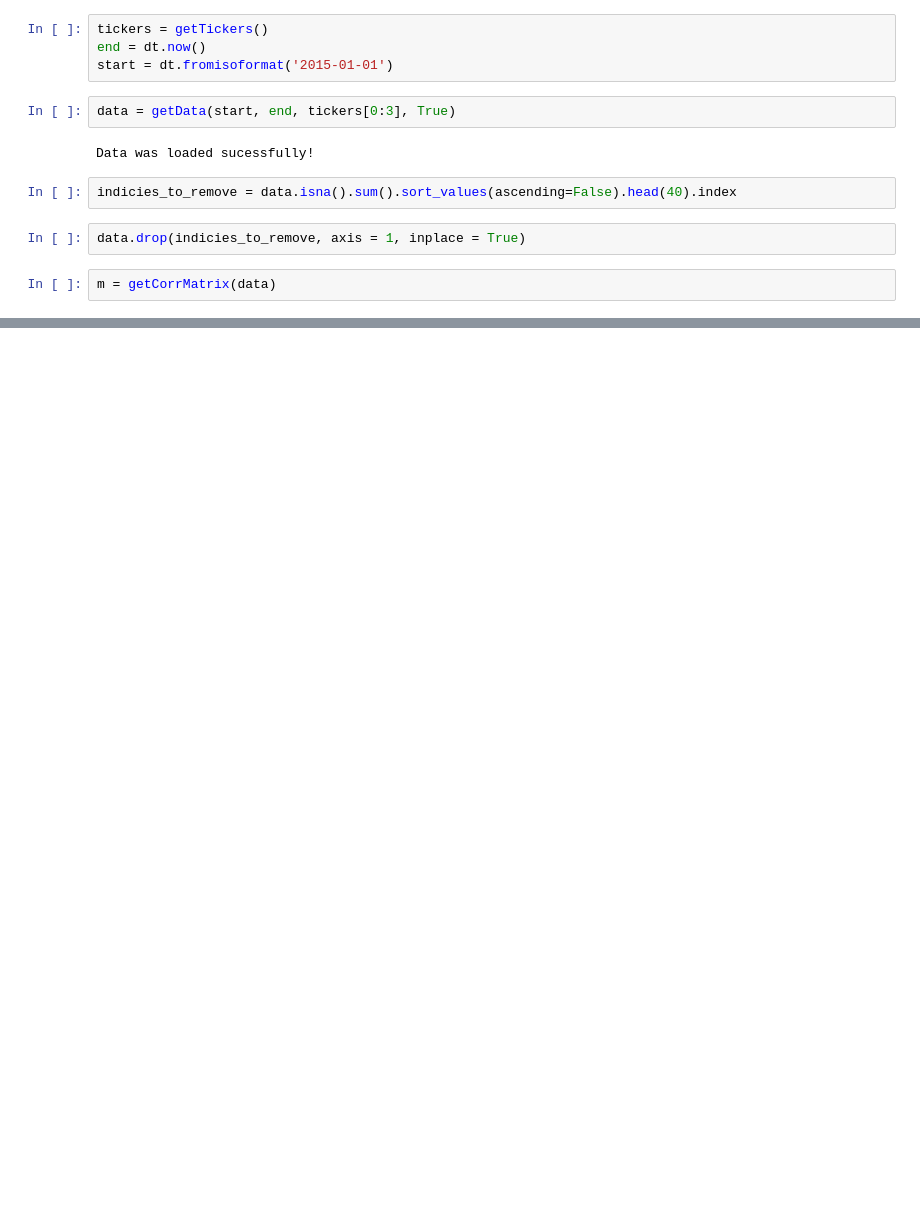
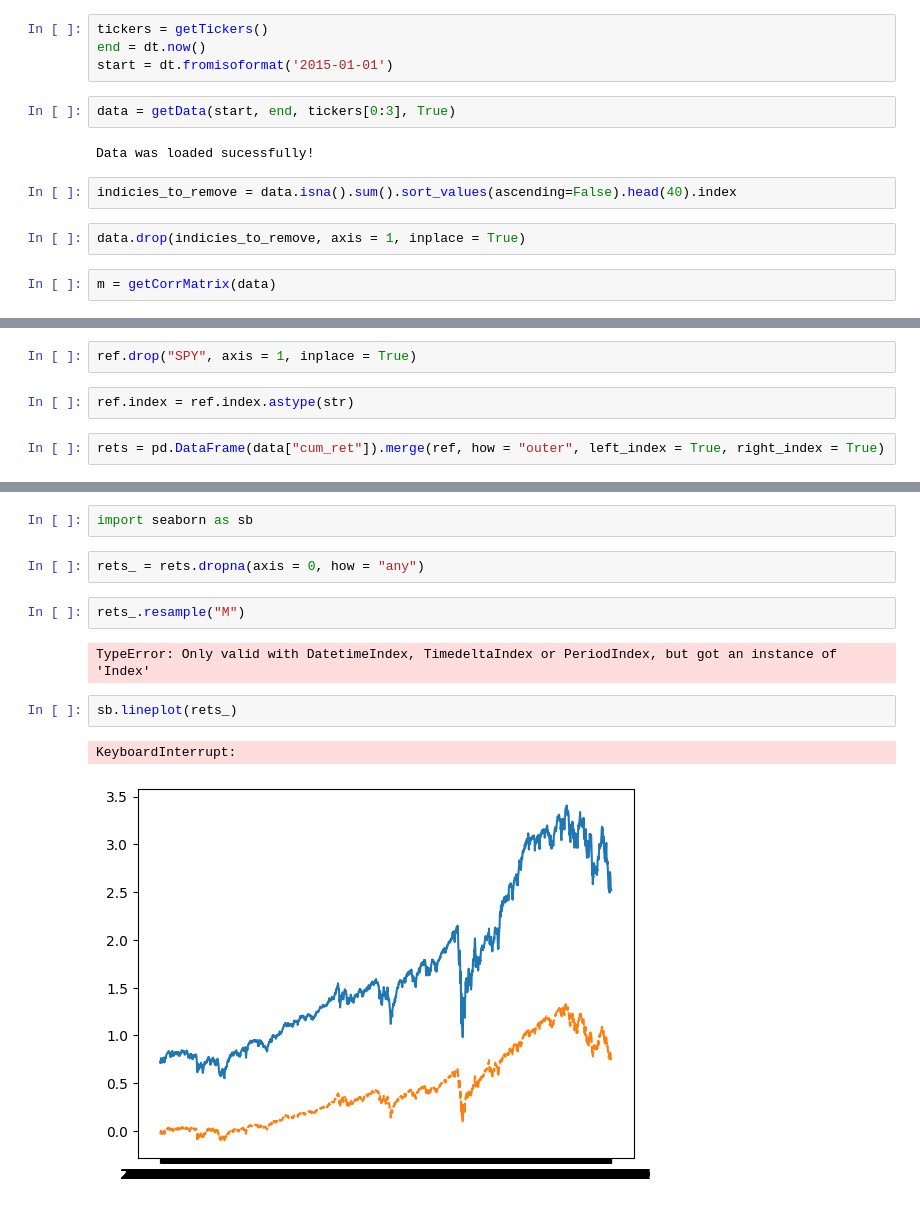
Before and after one commit to dariosandrucci/thesis, a Jupyter notebook: tests.ipynb, the cells around one changed output, grey strips where cells are left out. Saved outputs shown, nothing was run; the diff lists cells and outputs as text; blank space fills up the shorter version.

```diff
--- a/tests.ipynb
+++ b/tests.ipynb
@@ -22,0 +48,6 @@ plotEvalDiff(eVal0, eVal1, 2)
+# %%
+ref.drop("SPY", axis = 1, inplace = True)
+# %%
+ref.index = ref.index.astype(str)
+# %%
+rets = pd.DataFrame(data["cum_ret"]).merge(ref, how = "outer", left_index = True, right_index = True)
@@ -22,0 +71,13 @@ plotEvalDiff(eVal0, eVal1, 2)
+# %%
+import seaborn as sb
+# %%
+rets_ = rets.dropna(axis = 0, how = "any")
+# %%
+rets_.resample("M")
+# %% [output]
+TypeError: Only valid with DatetimeIndex, TimedeltaIndex or PeriodIndex, but got an instance of 'Index'
+# %%
+sb.lineplot(rets_)
+# %% [output]
+KeyboardInterrupt:
+[figure, added]
```
Also changed, not shown: parts of 13 cells of this notebook, 1 other file.
